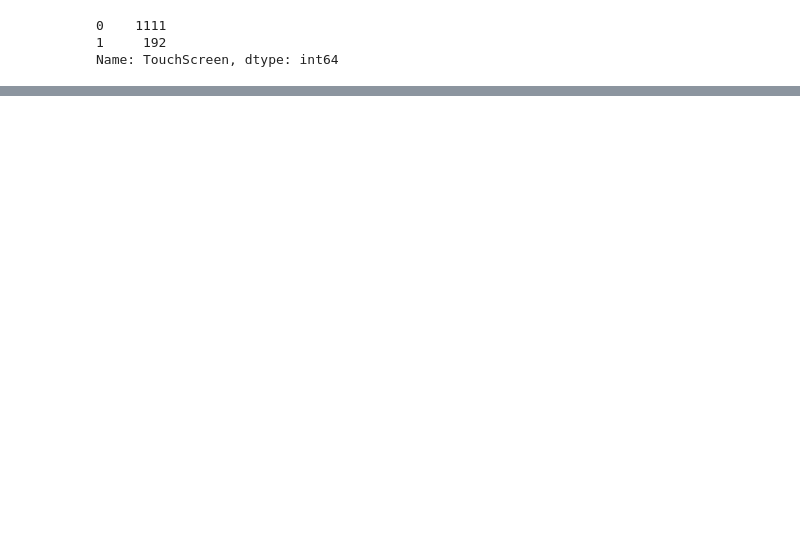
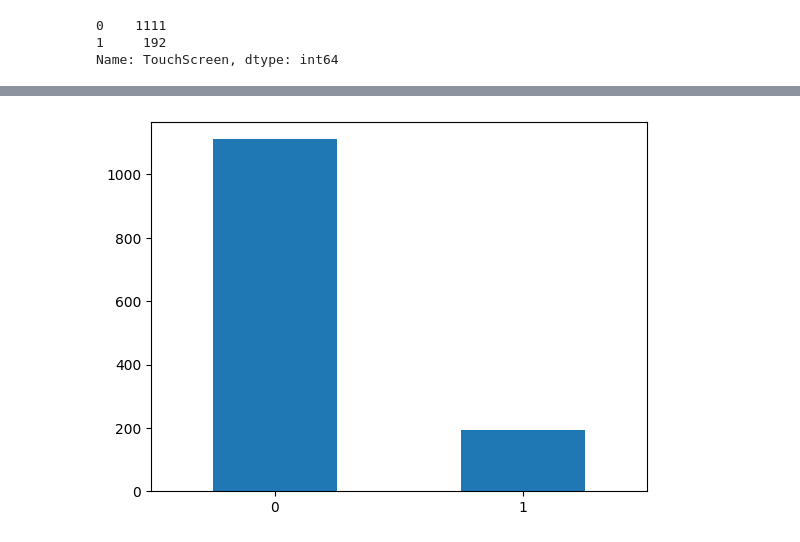
Before and after one commit to Code-KVD/laptopPricePredictor, a Jupyter notebook: script.ipynb, the cells around one changed output, grey strips where cells are left out. Cells and saved outputs as stored; diff of their text form; code cells hidden in the pictures; blank space fills up the shorter version.

```diff
--- a/script.ipynb
+++ b/script.ipynb
@@ -197,0 +195,8 @@ df.sample(5)
+# %%
+TouchScreenCount = df['TouchScreen'].value_counts()
+# %%
+TouchScreenCount.plot(kind = 'bar')
+plt.xticks(rotation = 'horizontal')
+plt.show()
+# %% [output]
+[figure, added]
```
Also changed, not shown: parts of 8 cells of this notebook.
